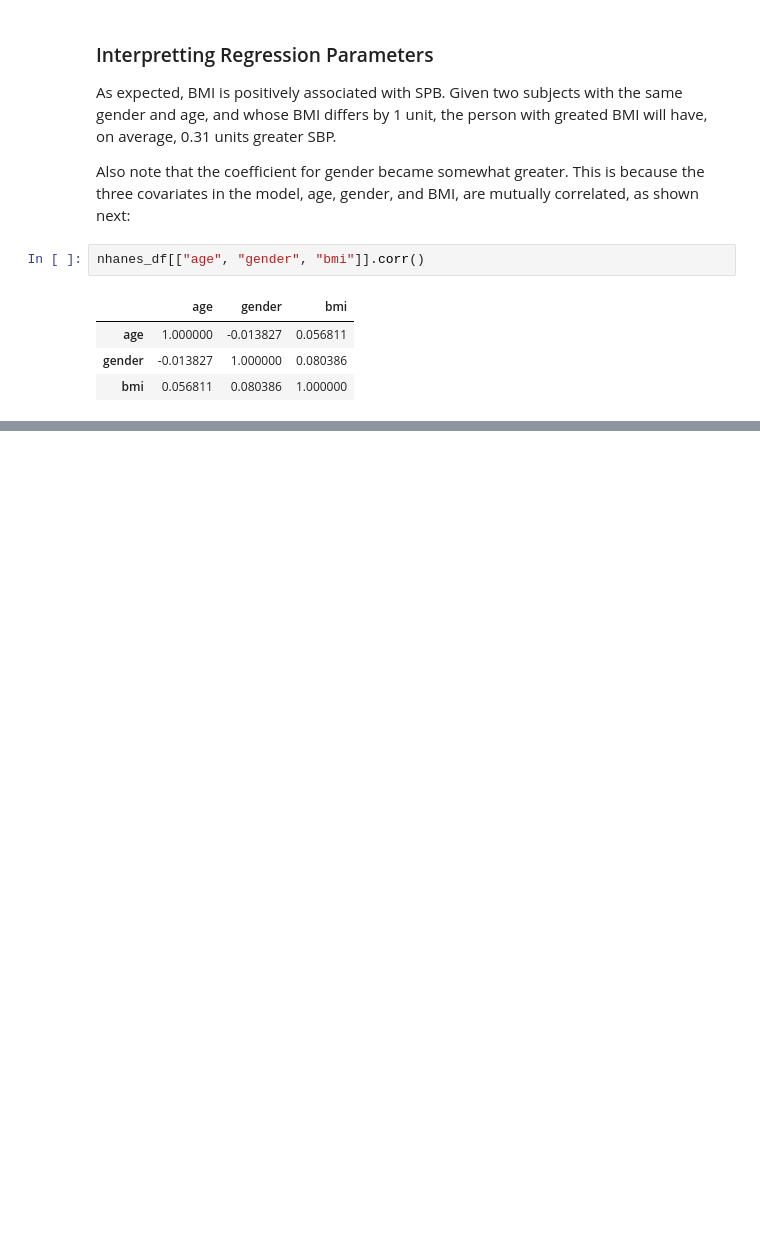
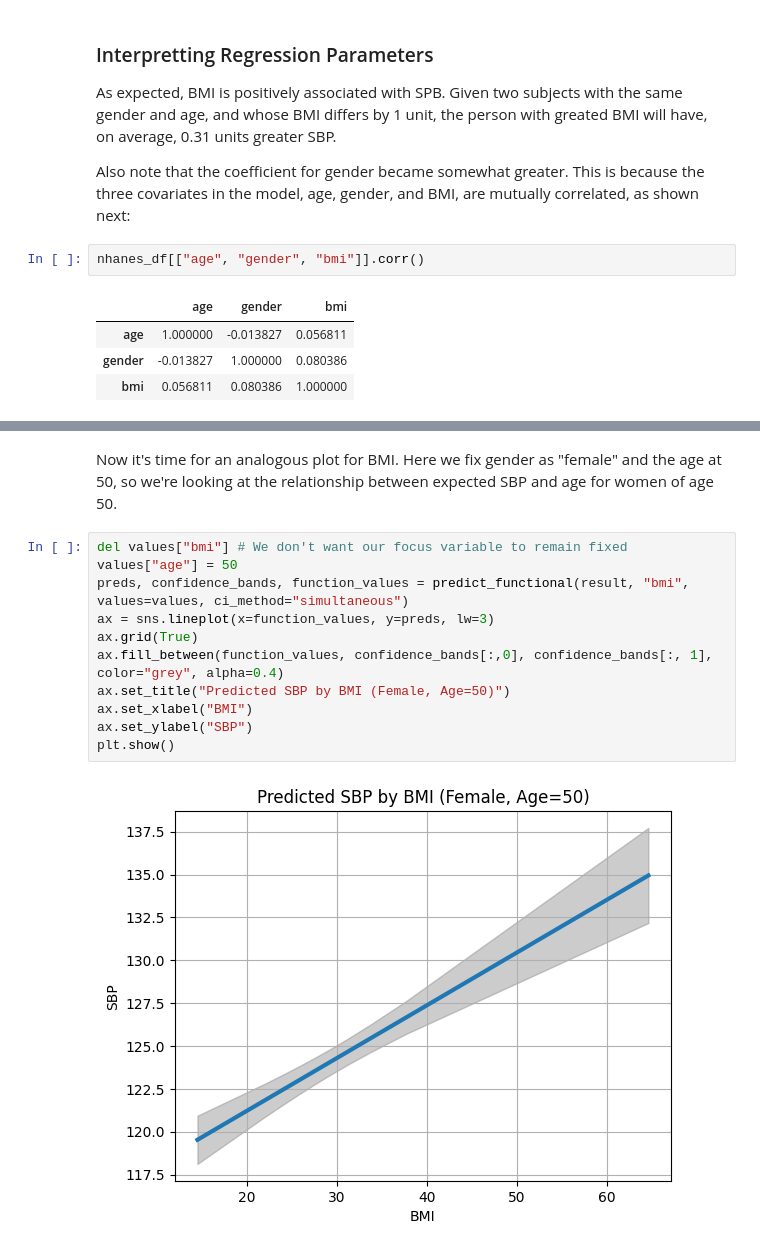
Before and after one commit to ibrahim-kocyigit/kocyigit-dsml, a Jupyter notebook: 03_specializations/01_fitting_statistical_models_to_data_with_python/02_fitting_models_to_independent_data/09_linear_regression_in_python.ipynb, the cells around one changed output, grey strips where cells are left out. Drawn from its saved outputs; the diff is of its cells as text; blank space fills up the shorter version.

```diff
--- a/03_specializations/01_fitting_statistical_models_to_data_with_python/02_fitting_models_to_independent_data/09_linear_regression_in_python.ipynb
+++ b/03_specializations/01_fitting_statistical_models_to_data_with_python/02_fitting_models_to_independent_data/09_linear_regression_in_python.ipynb
@@ -245,0 +270,15 @@ This highlights the importance of considering potential confounders and understa
+# %% [markdown]
+Now it's time for an analogous plot for BMI. Here we fix gender as "female" and the age at 50, so we're looking at the relationship between expected SBP and age for women of age 50.
+# %%
+del values["bmi"] # We don't want our focus variable to remain fixed
+values["age"] = 50
+preds, confidence_bands, function_values = predict_functional(result, "bmi", values=values, ci_method="simultaneous")
+ax = sns.lineplot(x=function_values, y=preds, lw=3)
+ax.grid(True)
+ax.fill_between(function_values, confidence_bands[:,0], confidence_bands[:, 1], color="grey", alpha=0.4)
+ax.set_title("Predicted SBP by BMI (Female, Age=50)")
+ax.set_xlabel("BMI")
+ax.set_ylabel("SBP")
+plt.show()
+# %% [output]
+[figure, added]
```
Also changed, not shown: parts of 15 cells of this notebook.
